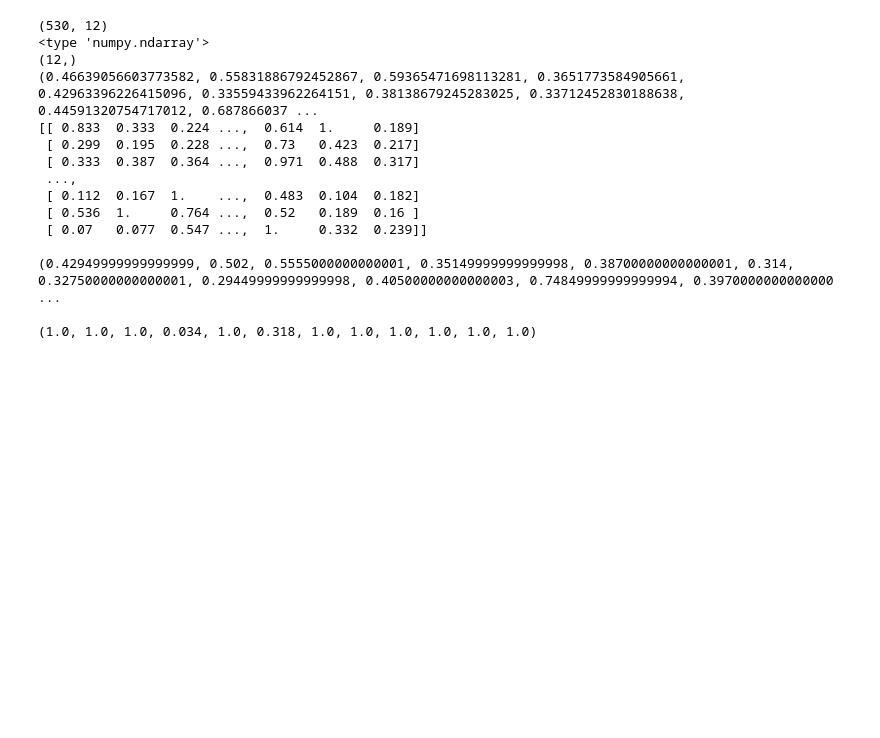
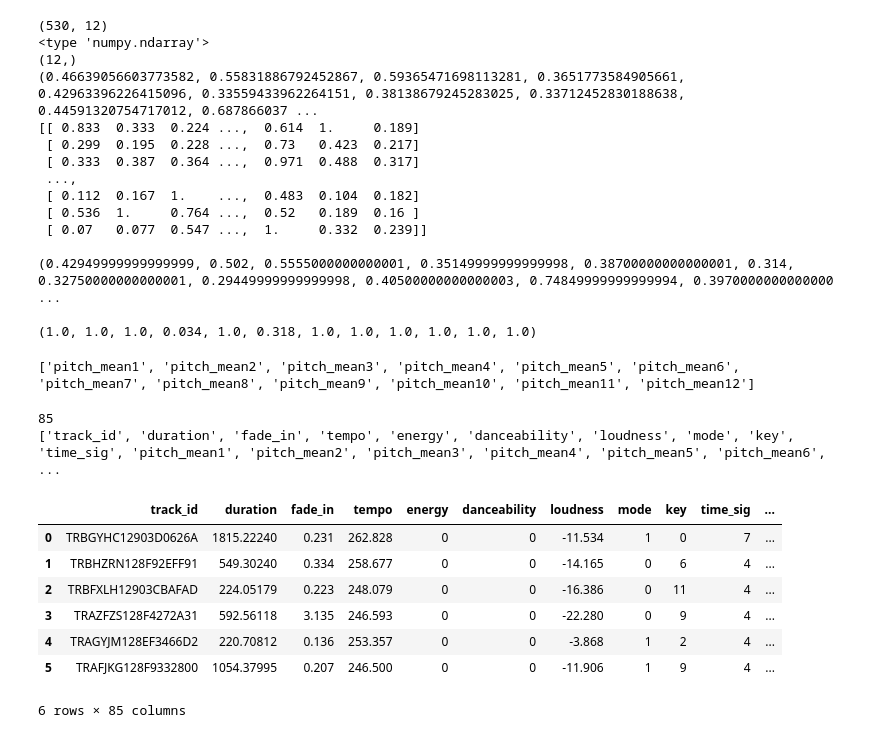
Before and after one commit to trishaandrews/music_explorer, a Jupyter notebook: million_song_subset_explore.ipynb, the cells around one changed output. Drawn from its saved outputs; the diff is of its cells as text; code cells hidden in the pictures; blank space fills up the shorter version.

```diff
--- a/million_song_subset_explore.ipynb
+++ b/million_song_subset_explore.ipynb
@@ -217,3 +259,36 @@ print tuple(stats.mode(seg_pitches)[0].tolist()[0])
 (0.42949999999999999, 0.502, 0.5555000000000001, 0.35149999999999998, 0.38700000000000001, 0.314, 0.32750000000000001, 0.29449999999999998, 0.40500000000000003, 0.74849999999999994, 0.3970000000000000 ...
 
 (1.0, 1.0, 1.0, 0.034, 1.0, 0.318, 1.0, 1.0, 1.0, 1.0, 1.0, 1.0)
+# %%
+p_mean_titles = ["pitch_mean"+str(n) for n in range(1,13)]
+p_median_titles = ["pitch_median"+str(n) for n in range(1,13)]
+p_mode_titles = ["pitch_mode"+str(n) for n in range(1,13)]
+print p_mean_titles
+
+t_mean_titles = ["timbre_mean"+str(n) for n in range(1,13)]
+t_median_titles = ["timbre_median"+str(n) for n in range(1,13)]
+t_mode_titles = ["timbre_mode"+str(n) for n in range(1,13)]
+# %% [output]
+['pitch_mean1', 'pitch_mean2', 'pitch_mean3', 'pitch_mean4', 'pitch_mean5', 'pitch_mean6', 'pitch_mean7', 'pitch_mean8', 'pitch_mean9', 'pitch_mean10', 'pitch_mean11', 'pitch_mean12']
+# %%
+heads = ["track_id", "duration", "fade_in", "tempo", "energy", "danceability", "loudness",
+         "mode", "key", "time_sig"] + p_mean_titles + p_median_titles + p_mode_titles + \
+        ["loud_mean", "loud_median", "loud_mode"] \
+         + t_mean_titles + t_median_titles + t_mode_titles
+print len(heads), "\n", heads
+# %% [output]
+85
+['track_id', 'duration', 'fade_in', 'tempo', 'energy', 'danceability', 'loudness', 'mode', 'key', 'time_sig', 'pitch_mean1', 'pitch_mean2', 'pitch_mean3', 'pitch_mean4', 'pitch_mean5', 'pitch_mean6',  ...
+# %%
+df = pd.DataFrame(features, columns=heads)
+# %%
+df.head(6)
+# %% [output]
+|  | track_id | duration | fade_in | tempo | energy | danceability | loudness | mode | key | time_sig | ... |
+| 0 | TRBGYHC12903D0626A | 1815.22240 | 0.231 | 262.828 | 0 | 0 | -11.534 | 1 | 0 | 7 | ... |
+| 1 | TRBHZRN128F92EFF91 | 549.30240 | 0.334 | 258.677 | 0 | 0 | -14.165 | 0 | 6 | 4 | ... |
+| 2 | TRBFXLH12903CBAFAD | 224.05179 | 0.223 | 248.079 | 0 | 0 | -16.386 | 0 | 11 | 4 | ... |
+| 3 | TRAZFZS128F4272A31 | 592.56118 | 3.135 | 246.593 | 0 | 0 | -22.280 | 0 | 9 | 4 | ... |
+| 4 | TRAGYJM128EF3466D2 | 220.70812 | 0.136 | 253.357 | 0 | 0 | -3.868 | 1 | 2 | 4 | ... |
+| 5 | TRAFJKG128F9332800 | 1054.37995 | 0.207 | 246.500 | 0 | 0 | -11.906 | 1 | 9 | 4 | ... |
+6 rows × 85 columns
```
Also changed, not shown: parts of 17 cells of this notebook.
